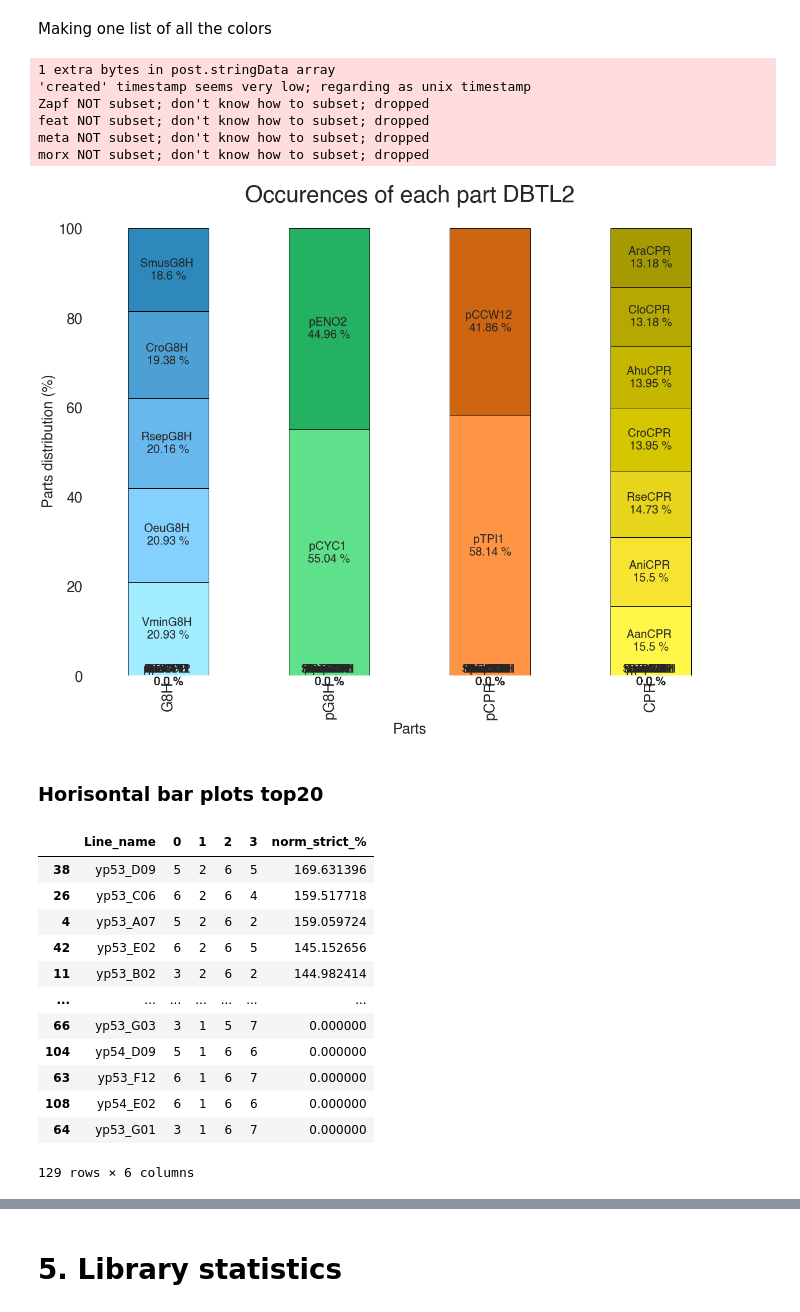
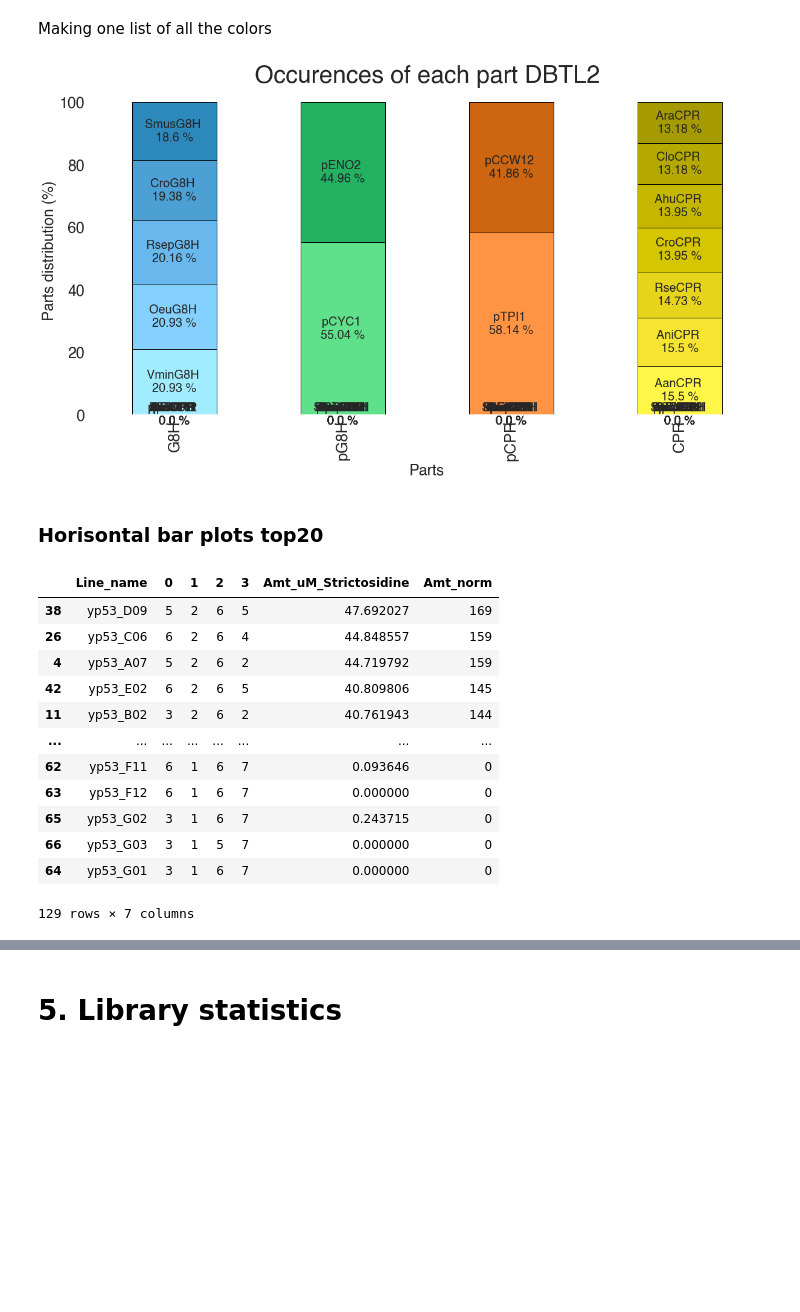
Before and after one commit to hiyama341/ConStrain, a Jupyter notebook: colab_notebooks/10_2_TEST_Library_Characterization.ipynb, the cells around one changed output, grey strips where cells are left out. Drawn from its saved outputs; the diff is of its cells as text; code cells hidden in the pictures; blank space fills up the shorter version.

```diff
--- a/colab_notebooks/10_2_TEST_Library_Characterization.ipynb
+++ b/colab_notebooks/10_2_TEST_Library_Characterization.ipynb
@@ -1082,6 +1082,6 @@ len(input_for_ml)
 # %% [output]
 129
 # %%
-for_plotting_input_for_ml = input_for_ml[['Line_name', 'G8H', 'pG8H','pCPR', 'CPR','norm_strict_%' ]]
+for_plotting_input_for_ml = input_for_ml[['Line_name', 'G8H', 'pG8H','pCPR', 'CPR','Amt_norm' ]]
 for_plotting_input_for_ml
 # %% [output]
@@ -1159,35 +1159,30 @@ from constrain.plotting.plotting import plot_stacked_barplot_with_labels
 # %%
 plot_stacked_barplot_with_labels(all_df_for_stacked_plot,all_colors1,
                     title = 'Occurences of each part DBTL2',
                     y_label = 'Parts' ,
                     x_label = 'Parts distribution (%)',
-                    path = 'ConStrain_on_google_colab/data/10-plots/10_2_TEST_Library_characterization/')
+                    path = 'ConStrain_on_google_colab/data/10-plots/10_2_TEST_Library_characterization/'
+                                )
 # %% [output]
-1 extra bytes in post.stringData array
-'created' timestamp seems very low; regarding as unix timestamp
-Zapf NOT subset; don't know how to subset; dropped
-feat NOT subset; don't know how to subset; dropped
-meta NOT subset; don't know how to subset; dropped
-morx NOT subset; don't know how to subset; dropped
-[figure, old version]
+[figure, new version]
 # %% [markdown]
 ### Horisontal bar plots top20
 # %%
 second_round_top_producers = pd.read_csv('ConStrain_on_google_colab/data/09-AutoML/input_to_ml/second_round/input_for_ml_2nd_iteration_all_analytics.csv')
-second_round_top_producers = second_round_top_producers.sort_values(by='norm_strict_%', ascending=False)
+second_round_top_producers = second_round_top_producers.sort_values(by='Amt_norm', ascending=False)
 second_round_top_producers
 # %% [output]
-|  | Line_name | 0 | 1 | 2 | 3 | norm_strict_% |
-| 38 | yp53_D09 | 5 | 2 | 6 | 5 | 169.631396 |
-| 26 | yp53_C06 | 6 | 2 | 6 | 4 | 159.517718 |
-| 4 | yp53_A07 | 5 | 2 | 6 | 2 | 159.059724 |
-| 42 | yp53_E02 | 6 | 2 | 6 | 5 | 145.152656 |
-| 11 | yp53_B02 | 3 | 2 | 6 | 2 | 144.982414 |
-| ... | ... | ... | ... | ... | ... | ... |
-| 66 | yp53_G03 | 3 | 1 | 5 | 7 | 0.000000 |
-| 104 | yp54_D09 | 5 | 1 | 6 | 6 | 0.000000 |
-| 63 | yp53_F12 | 6 | 1 | 6 | 7 | 0.000000 |
-| 108 | yp54_E02 | 6 | 1 | 6 | 6 | 0.000000 |
-| 64 | yp53_G01 | 3 | 1 | 6 | 7 | 0.000000 |
+|  | Line_name | 0 | 1 | 2 | 3 | Amt_uM_Strictosidine | Amt_norm |
+| 38 | yp53_D09 | 5 | 2 | 6 | 5 | 47.692027 | 169 |
+| 26 | yp53_C06 | 6 | 2 | 6 | 4 | 44.848557 | 159 |
+| 4 | yp53_A07 | 5 | 2 | 6 | 2 | 44.719792 | 159 |
+| 42 | yp53_E02 | 6 | 2 | 6 | 5 | 40.809806 | 145 |
+| 11 | yp53_B02 | 3 | 2 | 6 | 2 | 40.761943 | 144 |
+| ... | ... | ... | ... | ... | ... | ... | ... |
+| 62 | yp53_F11 | 6 | 1 | 6 | 7 | 0.093646 | 0 |
+| 63 | yp53_F12 | 6 | 1 | 6 | 7 | 0.000000 | 0 |
+| 65 | yp53_G02 | 3 | 1 | 6 | 7 | 0.243715 | 0 |
+| 66 | yp53_G03 | 3 | 1 | 5 | 7 | 0.000000 | 0 |
+| 64 | yp53_G01 | 3 | 1 | 6 | 7 | 0.000000 | 0 |
-129 rows × 6 columns
+129 rows × 7 columns
 # %%
```
Also changed, not shown: parts of 46 cells of this notebook.
